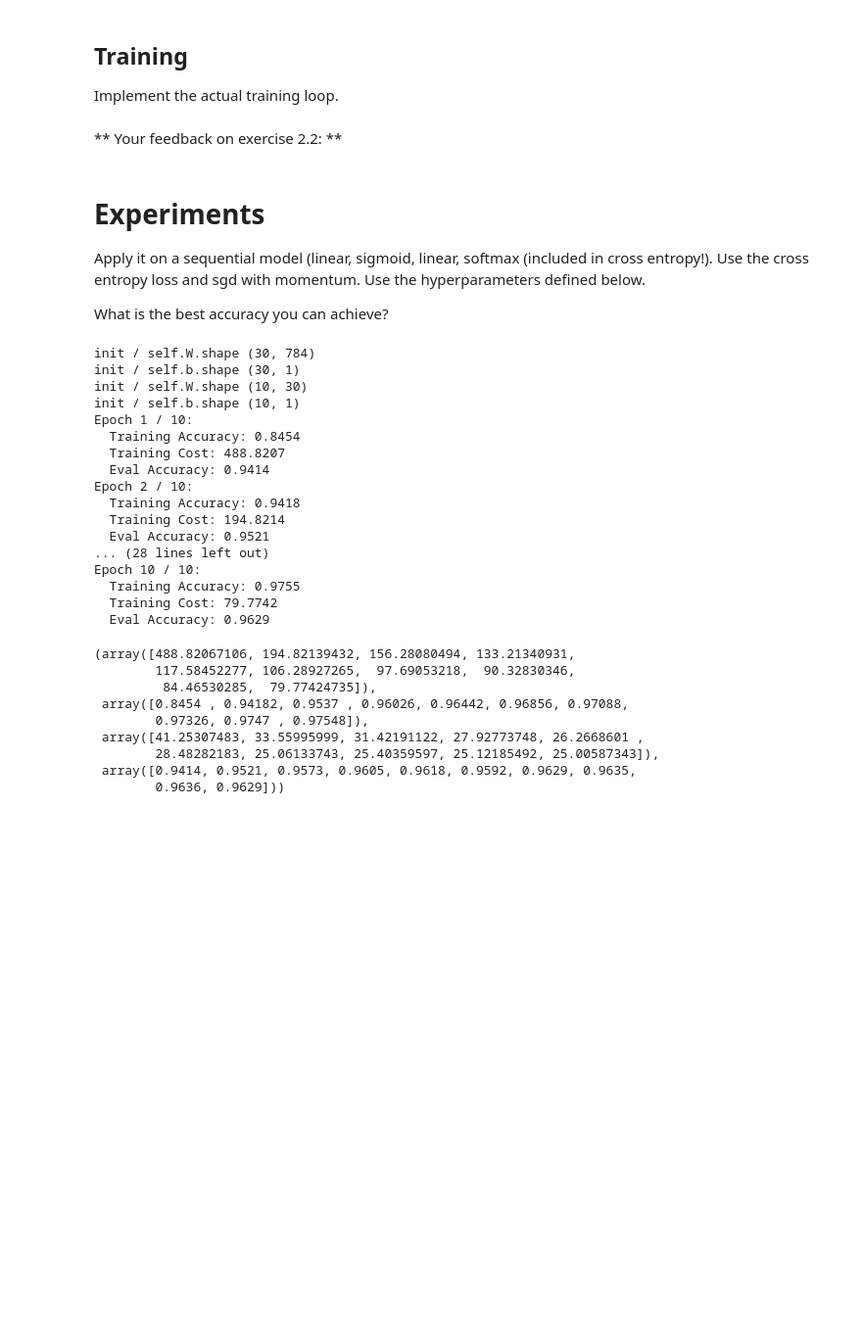
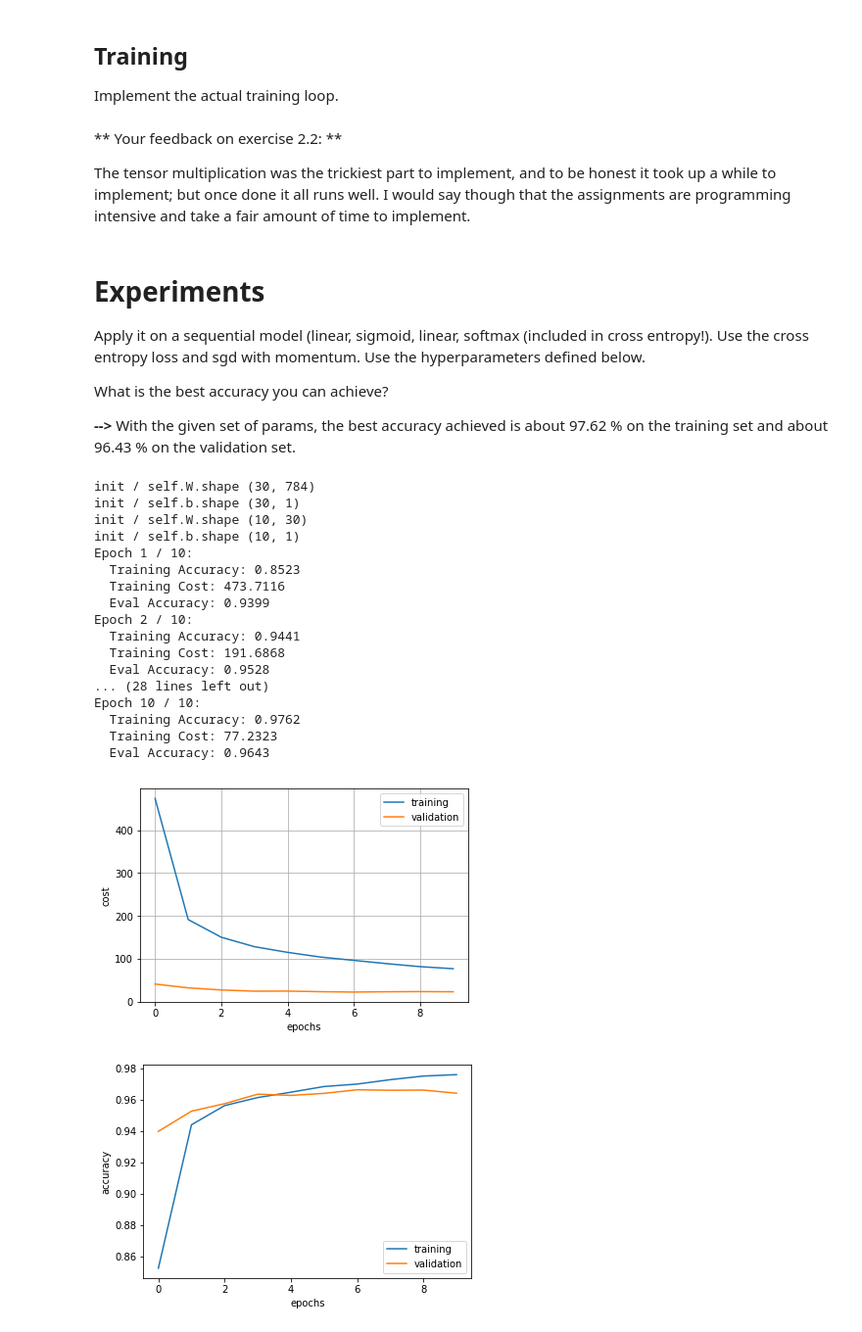
Before and after one commit to kakkaranupam/DL_Assignments_WiSe18, a Jupyter notebook: DL_Ex2/DL.WiSe18_a2.ipynb, the cells around one changed output. Shown at 98% size. Saved outputs shown, nothing was run; the diff lists cells and outputs as text; code cells hidden in the pictures; blank space fills up the shorter version.

Commit message:
A2 Done
Comments and feedback added.

```diff
--- a/DL_Ex2/DL.WiSe18_a2.ipynb
+++ b/DL_Ex2/DL.WiSe18_a2.ipynb
@@ -720,57 +720,75 @@ def train(model, loss_fn, optimizer, x_train, y_train, x_val, y_val, num_epochs,
         eval_accuracies[epoch], eval_costs[epoch] = evaluate(x_val, y_val, model, batch_size)
         print("  Eval Accuracy: {:.4f}".format(eval_accuracies[epoch]))
     return train_costs, train_accuracies, eval_costs, eval_accuracies
-# %% [markdown]
-** Your feedback on exercise 2.2: **
+# %% [markdown]
+** Your feedback on exercise 2.2: **
+
+The tensor multiplication was the trickiest part to implement, and to be honest it took up a while to implement; but once done it all runs well. I would say though that the assignments are programming intensive and take a fair amount of time to implement.
 # %% [markdown]
 # Experiments
 
 Apply it on a sequential model (linear, sigmoid, linear, softmax (included in cross entropy!). Use the cross entropy loss and sgd with momentum. Use the hyperparameters defined below.
 
 What is the best accuracy you can achieve?
+
+**-->** With the given set of params, the best accuracy achieved is about 97.62 % on the training set and about 96.43 % on the validation set.
 # %%
 num_epochs = 10
 batch_size = 50
 learning_rate = 0.1
 momentum = 0.9
 linear_units = 30
 
 # START TODO ################
 # Train the model here!
 model = Sequential(Linear(784,linear_units), Sigmoid(), Linear(linear_units,10))
 params = model.parameters()
 optim = SGD(params, learning_rate, momentum)
 loss_fn = CrossEntropyLoss()
 
-train(model, loss_fn, optim, x_train, y_train, x_val, y_val, num_epochs, batch_size)
+tc, ta, vc, va = train(model, loss_fn, optim, x_train, y_train, x_val, y_val, num_epochs, batch_size)
 # END TODO ##################
+
+# PLOT
+plt.figure(1)
+plt.plot(tc, label='training')
+plt.plot(vc, label='validation')
+plt.legend(loc='best')
+plt.ylabel('cost')
+plt.xlabel('epochs')
+plt.grid(True)
+
+plt.figure(2)
+# Plot accuracies here
+# START TODO ################
+plt.plot(ta, label='training')
+plt.plot(va, label='validation')
+plt.legend(loc='best')
+plt.ylabel('accuracy')
+plt.xlabel('epochs')
+# END TODO ##################
+
+plt.show()
 # %% [output]
 init / self.W.shape (30, 784)
 init / self.b.shape (30, 1)
 init / self.W.shape (10, 30)
 init / self.b.shape (10, 1)
 Epoch 1 / 10:
-  Training Accuracy: 0.8454
-  Training Cost: 488.8207
-  Eval Accuracy: 0.9414
+  Training Accuracy: 0.8523
+  Training Cost: 473.7116
+  Eval Accuracy: 0.9399
 Epoch 2 / 10:
-  Training Accuracy: 0.9418
-  Training Cost: 194.8214
-  Eval Accuracy: 0.9521
+  Training Accuracy: 0.9441
+  Training Cost: 191.6868
+  Eval Accuracy: 0.9528
 ... (28 lines left out)
 Epoch 10 / 10:
-  Training Accuracy: 0.9755
-  Training Cost: 79.7742
-  Eval Accuracy: 0.9629
+  Training Accuracy: 0.9762
+  Training Cost: 77.2323
+  Eval Accuracy: 0.9643
-(array([488.82067106, 194.82139432, 156.28080494, 133.21340931,
-        117.58452277, 106.28927265,  97.69053218,  90.32830346,
-         84.46530285,  79.77424735]),
- array([0.8454 , 0.94182, 0.9537 , 0.96026, 0.96442, 0.96856, 0.97088,
-        0.97326, 0.9747 , 0.97548]),
- array([41.25307483, 33.55995999, 31.42191122, 27.92773748, 26.2668601 ,
-        28.48282183, 25.06133743, 25.40359597, 25.12185492, 25.00587343]),
- array([0.9414, 0.9521, 0.9573, 0.9605, 0.9618, 0.9592, 0.9629, 0.9635,
-        0.9636, 0.9629]))
+[figure, added]
+[figure, added]
 # %% [markdown]
 Now run again with the increased learning rate. Which accuracy can you achieve now? How did the accuracies change while training, compared to the lower learning rate?
 
```
Also changed, not shown: parts of 7 cells of this notebook.
